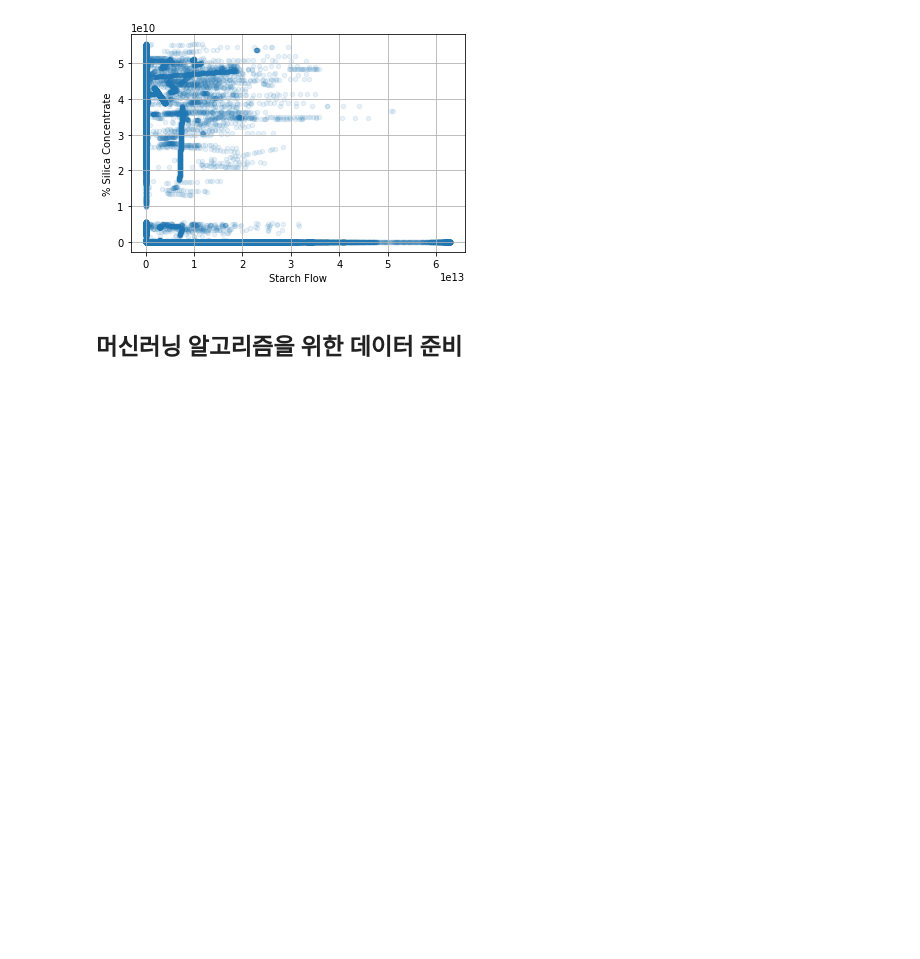
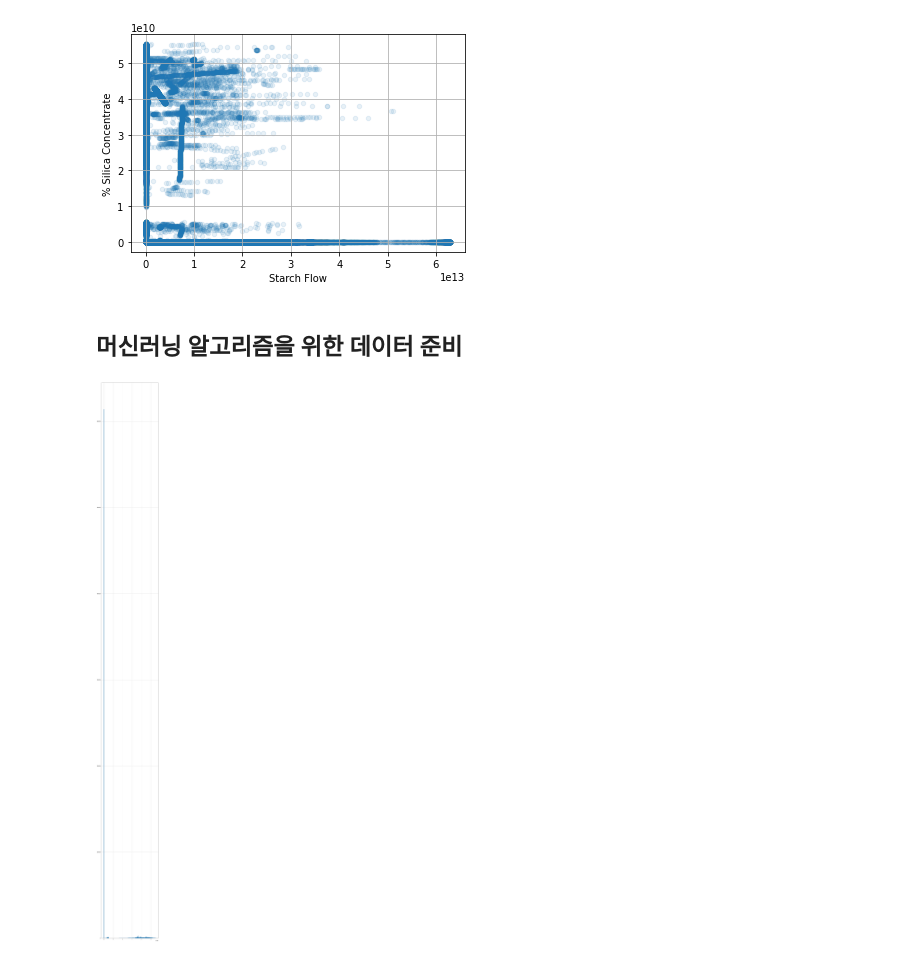
Before and after one commit to sjin0911/Hands-on-Machine-Learning, a Jupyter notebook: MLproject.ipynb, the cells around one changed output. Saved outputs shown, nothing was run; the diff lists cells and outputs as text; code cells hidden in the pictures; blank space fills up the shorter version.

```diff
--- a/MLproject.ipynb
+++ b/MLproject.ipynb
@@ -331,4 +336,9 @@ plt.show()
 # %%
 data=strat_train_set.drop("% Silica Concentrate",axis=1)
 Silica_labels=strat_train_set["% Silica Concentrate"].copy()
+# %%
+Silica_labels.hist(bins=100, figsize=(10,100))
+plt.show()
+# %% [output]
+[figure, added]
 # %%
```
Also changed, not shown: parts of 8 cells of this notebook.
